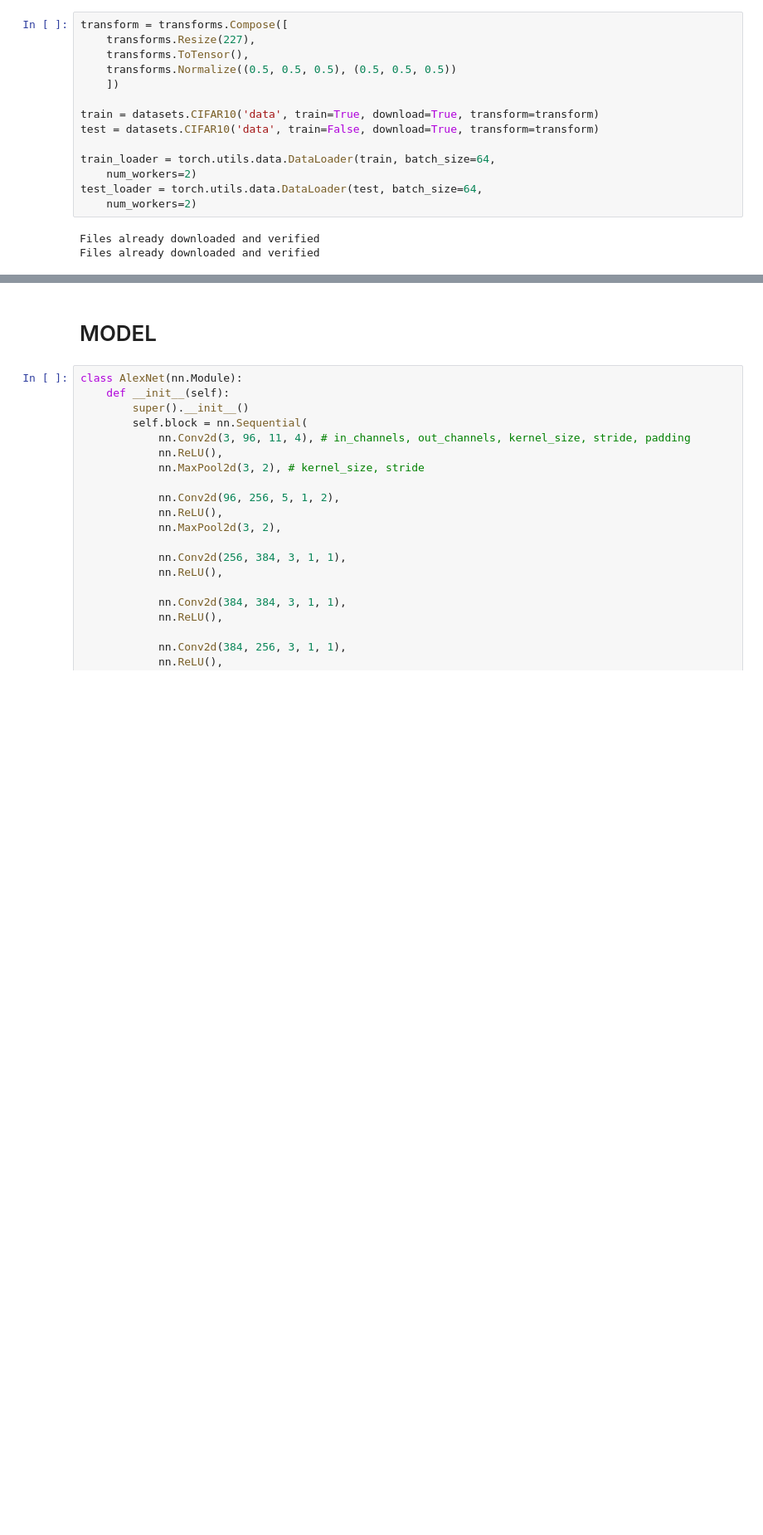
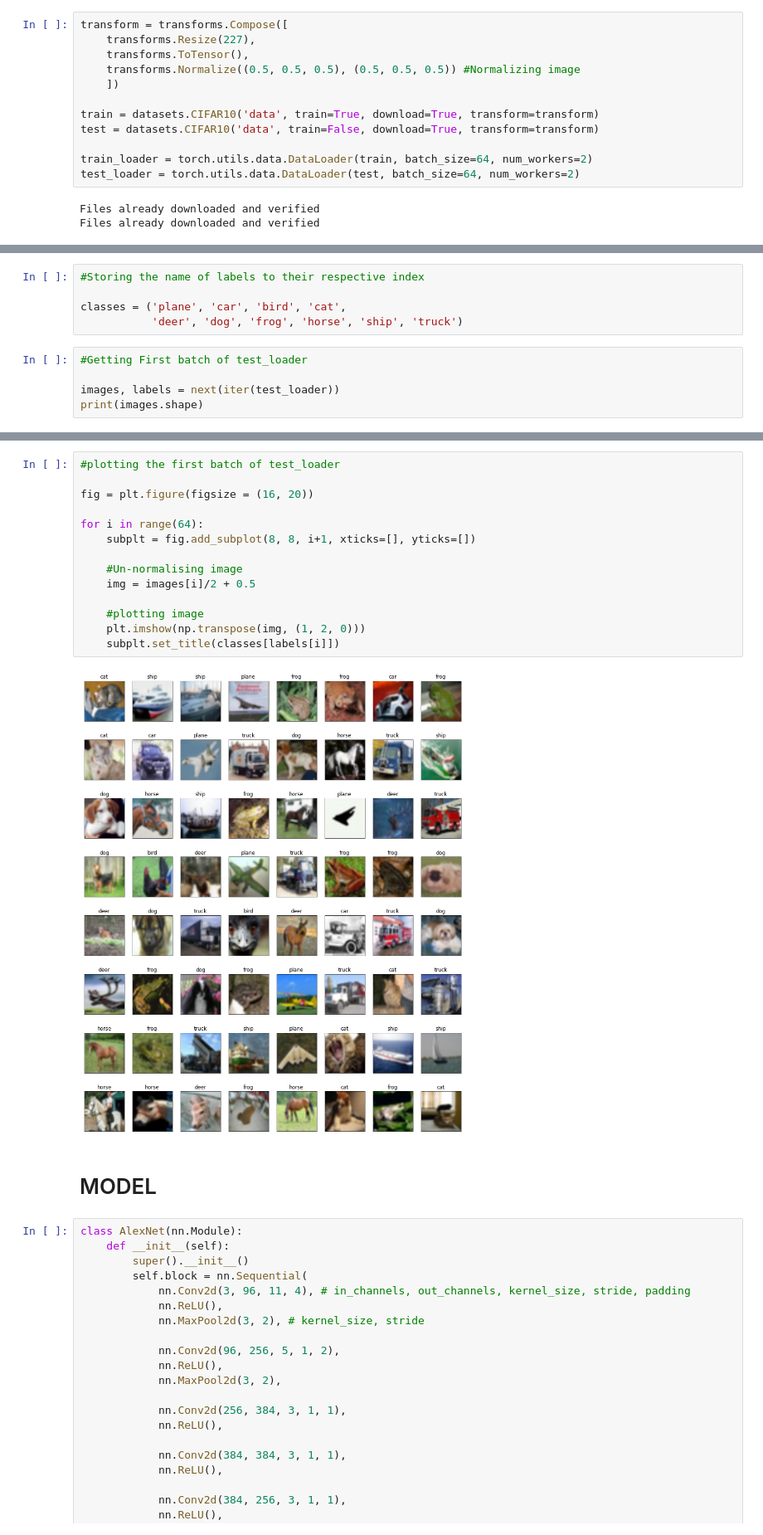
Before and after one commit to gauravc-14/deep-with-cnn, a Jupyter notebook: Paper 1/AlexNet.ipynb, the cells around one changed output, grey strips where cells are left out. Shown at 83% size. Saved outputs shown, nothing was run; the diff lists cells and outputs as text; blank space fills up the shorter version.

```diff
--- a/Paper 1/AlexNet.ipynb
+++ b/Paper 1/AlexNet.ipynb
@@ -13,16 +23,14 @@ import torchvision.transforms as transforms
 transform = transforms.Compose([
     transforms.Resize(227),
     transforms.ToTensor(),
-    transforms.Normalize((0.5, 0.5, 0.5), (0.5, 0.5, 0.5))
+    transforms.Normalize((0.5, 0.5, 0.5), (0.5, 0.5, 0.5)) #Normalizing image
     ])
 
 train = datasets.CIFAR10('data', train=True, download=True, transform=transform)
 test = datasets.CIFAR10('data', train=False, download=True, transform=transform)
 
-train_loader = torch.utils.data.DataLoader(train, batch_size=64,
-    num_workers=2)
-test_loader = torch.utils.data.DataLoader(test, batch_size=64,
-    num_workers=2)
+train_loader = torch.utils.data.DataLoader(train, batch_size=64, num_workers=2)
+test_loader = torch.utils.data.DataLoader(test, batch_size=64, num_workers=2)
 # %% [output]
 Files already downloaded and verified
 Files already downloaded and verified
@@ -30,0 +77,10 @@ train[0]
+# %%
+#Storing the name of labels to their respective index
+
+classes = ('plane', 'car', 'bird', 'cat',
+           'deer', 'dog', 'frog', 'horse', 'ship', 'truck')
+# %%
+#Getting First batch of test_loader
+
+images, labels = next(iter(test_loader))
+print(images.shape)
@@ -31,3 +89,19 @@ train[0]
+# %%
+#plotting the first batch of test_loader
+
+fig = plt.figure(figsize = (16, 20))
+
+for i in range(64):
+    subplt = fig.add_subplot(8, 8, i+1, xticks=[], yticks=[])
+
+    #Un-normalising image
+    img = images[i]/2 + 0.5
+
+    #plotting image
+    plt.imshow(np.transpose(img, (1, 2, 0)))
+    subplt.set_title(classes[labels[i]])
+# %% [output]
+[figure, added]
 # %% [markdown]
 # MODEL
 # %%
```
Also changed, not shown: parts of 15 cells of this notebook.
